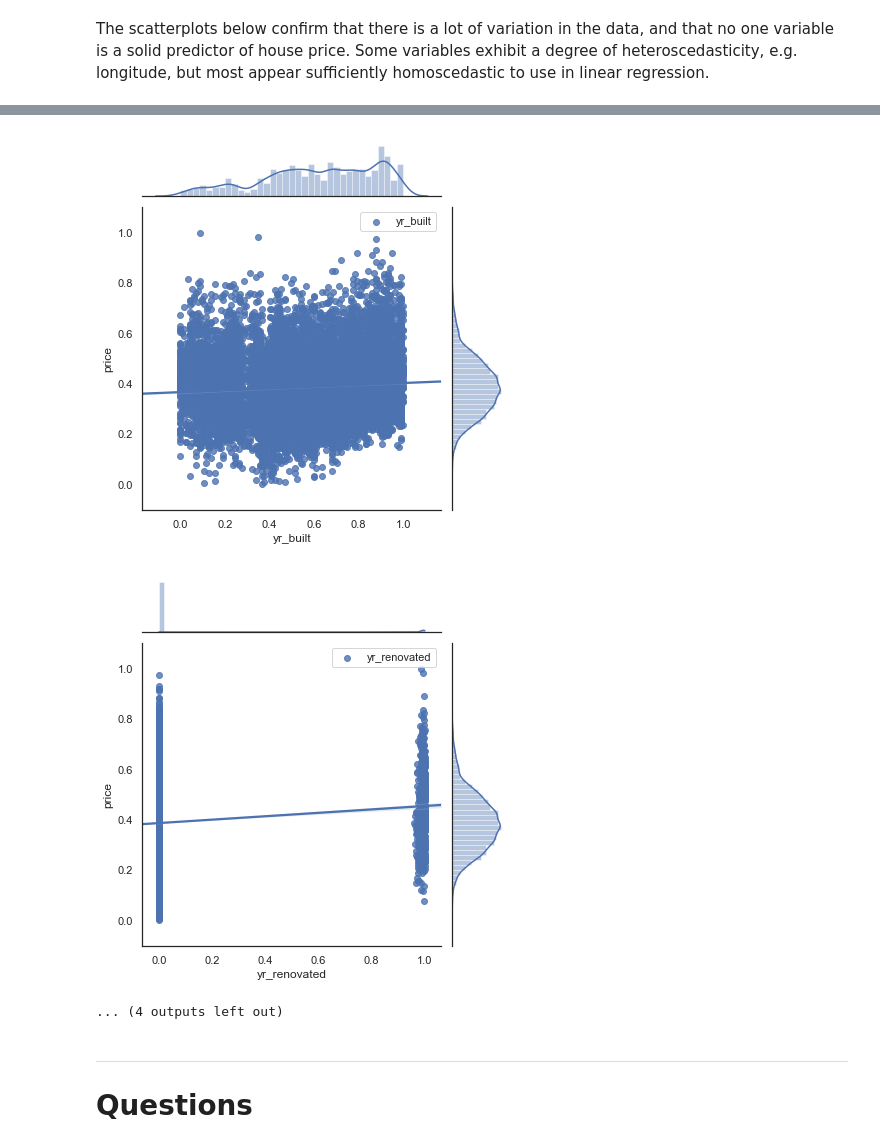
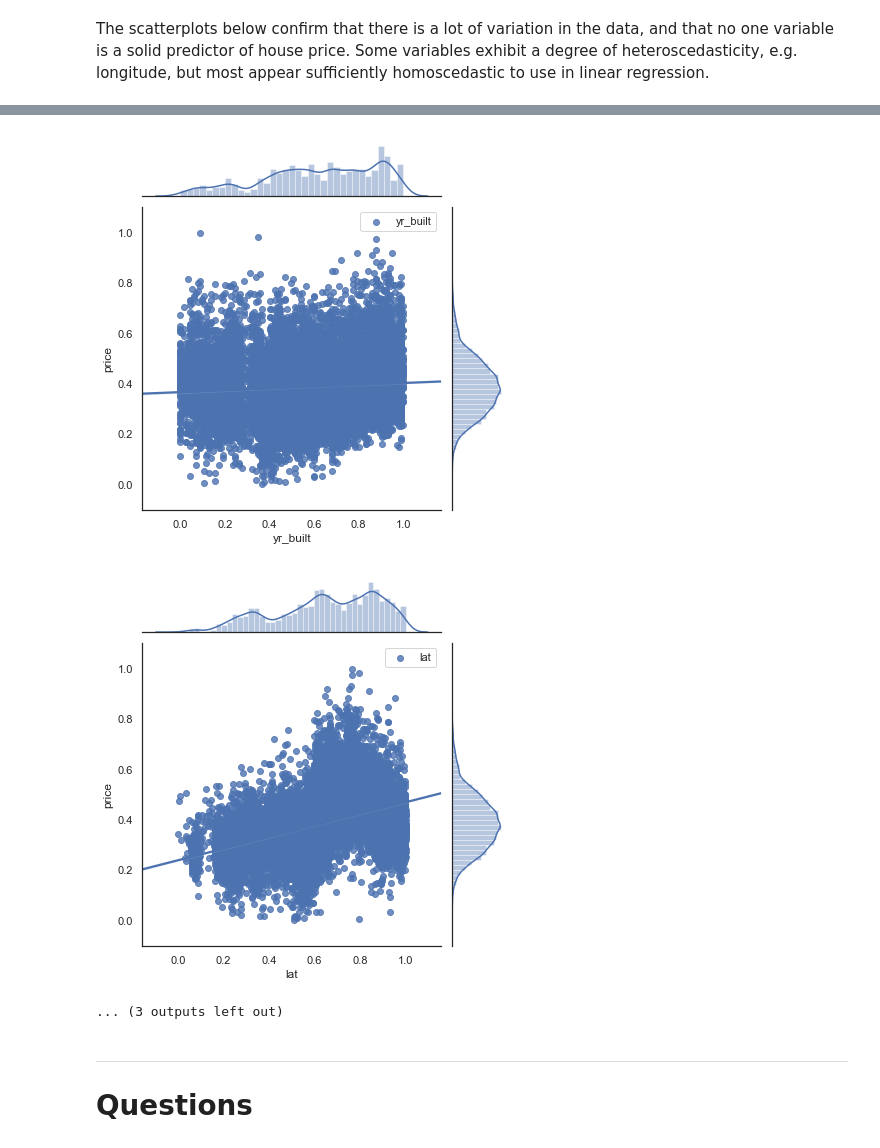
Before and after one commit to L-Lewis/dsc-1-final-project-online-ds-ft-011419, a Jupyter notebook: student.ipynb, the cells around one changed output, grey strips where cells are left out. Cells and saved outputs as stored; diff of their text form; code cells hidden in the pictures.

```diff
--- a/student.ipynb
+++ b/student.ipynb
@@ -356,6 +356,8 @@ kc.view.value_counts()
 1.0      330
 4.0      317
 Name: view, dtype: int64
+# %%
+kc['view'] = kc['view'].astype('int64')
 # %% [markdown]
 *Sqft_basement* - should be an integer (or possibly float) as with other sqft measurements. However, attempting to cast it to an integer produces an error, because some values contain text (making this a string variable). The row counts for each unique value reveal that 454 rows have a sqft_basment value of '?', hence this error. This represents 2.1% of data, so it is not worth removing the column. The options for dealing with this are: drop the rows containing '?', replace them with the column average (in this case a value of 0 would be most appropriate, as this is over half of the values and so would be both the mode and the median), or use coarse classification to bin the data and use ? as a category. Dropping data loses data and binning data reduces granularity of data. In this case, given that the majority of entries contain the same value (0), it is relatively safe to replace missing values with 0.
 # %%
@@ -795,24 +797,24 @@ The scatterplots below confirm that there is a lot of variation in the data, and
 # %%
 for col in ['bedrooms', 'bathrooms', 'sqft_living', 'sqft_lot', 'floors',
 'view', 'condition', 'grade', 'sqft_above', 'sqft_basement', 'yr_built',
-       'yr_renovated', 'lat', 'long', 'sqft_living15', 'sqft_lot15']:
+       'lat', 'long', 'sqft_living15', 'sqft_lot15']:
     sns.jointplot(x= kc_log[col], y= kc_log['price'], data=kc_log, kind='reg', label=col)
     plt.legend()
     plt.show();
 # %% [output]
 [figure]
 [figure]
 [figure]
 [figure]
 [figure]
 [figure]
 [figure]
 [figure]
 [figure]
 [figure]
 [figure]
-[figure, old version]
+[figure, new version]
-... (4 outputs left out)
+... (3 outputs left out)
 # %% [markdown]
 ***
 # Questions
```
Also changed, not shown: parts of 30 cells of this notebook.
